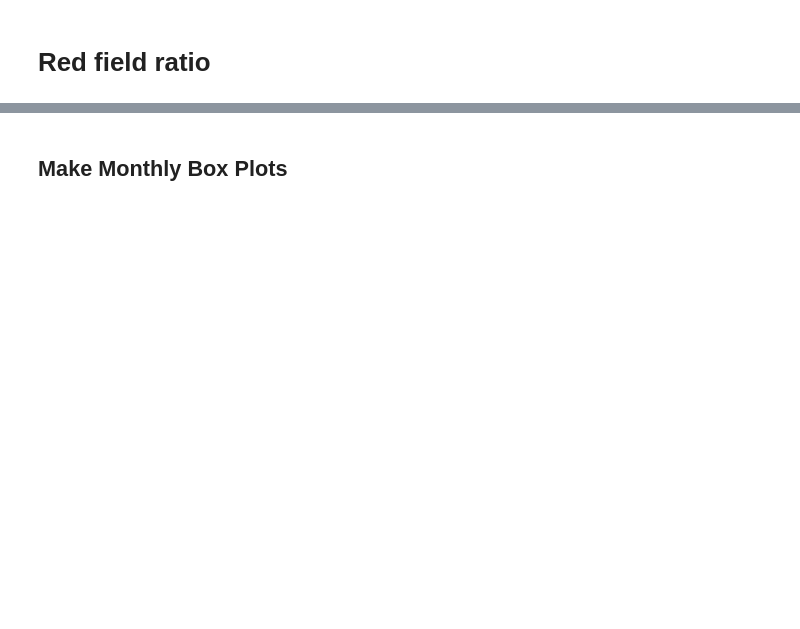
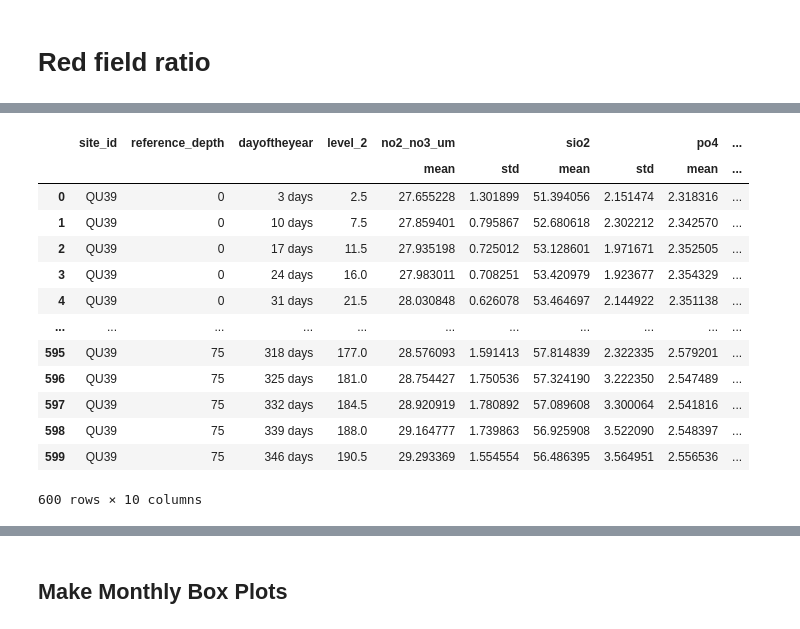
Before and after one commit to HakaiInstitute/process_ocean_timeseries, a Jupyter notebook: notebooks/Hakai-nutrient-qcing-tool.ipynb, the cells around one changed output, grey strips where cells are left out. Drawn from its saved outputs; the diff is of its cells as text; code cells hidden in the pictures; blank space fills up the shorter version.

```diff
--- a/notebooks/Hakai-nutrient-qcing-tool.ipynb
+++ b/notebooks/Hakai-nutrient-qcing-tool.ipynb
@@ -372,0 +357,34 @@ for index, item in df_running_seasonal.groupby(['site_id','line_out_depth']):
+# %%
+# Apply a running window over the days  for each station and reference depth
+window = '30d'
+df_running_seasonal = df.groupby(['site_id','reference_depth']).apply(
+    lambda x: x.sort_values('dayoftheyear').set_index('dayoftheyear')[nutrient_variables]\
+       .rolling(window).agg(['mean','std']).reset_index()
+)
+
+# Resample the resulting data to a regular time interval
+seasonal = df_running_seasonal.reset_index().set_index(['site_id','reference_depth','dayoftheyear']).groupby(
+    [pd.Grouper(level='site_id'),
+     pd.Grouper(level='reference_depth'),
+     pd.Grouper(freq='7D', level=-1)]).mean().reset_index()
+# %%
+seasonal = df_running_seasonal.reset_index().set_index(['site_id','reference_depth','dayoftheyear']).groupby(
+    [pd.Grouper(level='site_id'),
+     pd.Grouper(level='reference_depth'),
+     pd.Grouper(freq='7D', level=-1)]).mean().reset_index()
+seasonal
+# %% [output]
+|  | site_id | reference_depth | dayoftheyear | level_2 | no2_no3_um |  | sio2 |  | po4 | ... |
+|  |  |  |  |  | mean | std | mean | std | mean | ... |
+| 0 | QU39 | 0 | 3 days | 2.5 | 27.655228 | 1.301899 | 51.394056 | 2.151474 | 2.318316 | ... |
+| 1 | QU39 | 0 | 10 days | 7.5 | 27.859401 | 0.795867 | 52.680618 | 2.302212 | 2.342570 | ... |
+| 2 | QU39 | 0 | 17 days | 11.5 | 27.935198 | 0.725012 | 53.128601 | 1.971671 | 2.352505 | ... |
+| 3 | QU39 | 0 | 24 days | 16.0 | 27.983011 | 0.708251 | 53.420979 | 1.923677 | 2.354329 | ... |
+| 4 | QU39 | 0 | 31 days | 21.5 | 28.030848 | 0.626078 | 53.464697 | 2.144922 | 2.351138 | ... |
+| ... | ... | ... | ... | ... | ... | ... | ... | ... | ... | ... |
+| 595 | QU39 | 75 | 318 days | 177.0 | 28.576093 | 1.591413 | 57.814839 | 2.322335 | 2.579201 | ... |
+| 596 | QU39 | 75 | 325 days | 181.0 | 28.754427 | 1.750536 | 57.324190 | 3.222350 | 2.547489 | ... |
+| 597 | QU39 | 75 | 332 days | 184.5 | 28.920919 | 1.780892 | 57.089608 | 3.300064 | 2.541816 | ... |
+| 598 | QU39 | 75 | 339 days | 188.0 | 29.164777 | 1.739863 | 56.925908 | 3.522090 | 2.548397 | ... |
+| 599 | QU39 | 75 | 346 days | 190.5 | 29.293369 | 1.554554 | 56.486395 | 3.564951 | 2.556536 | ... |
+600 rows × 10 columns
```
Also changed, not shown: parts of 26 cells of this notebook.
